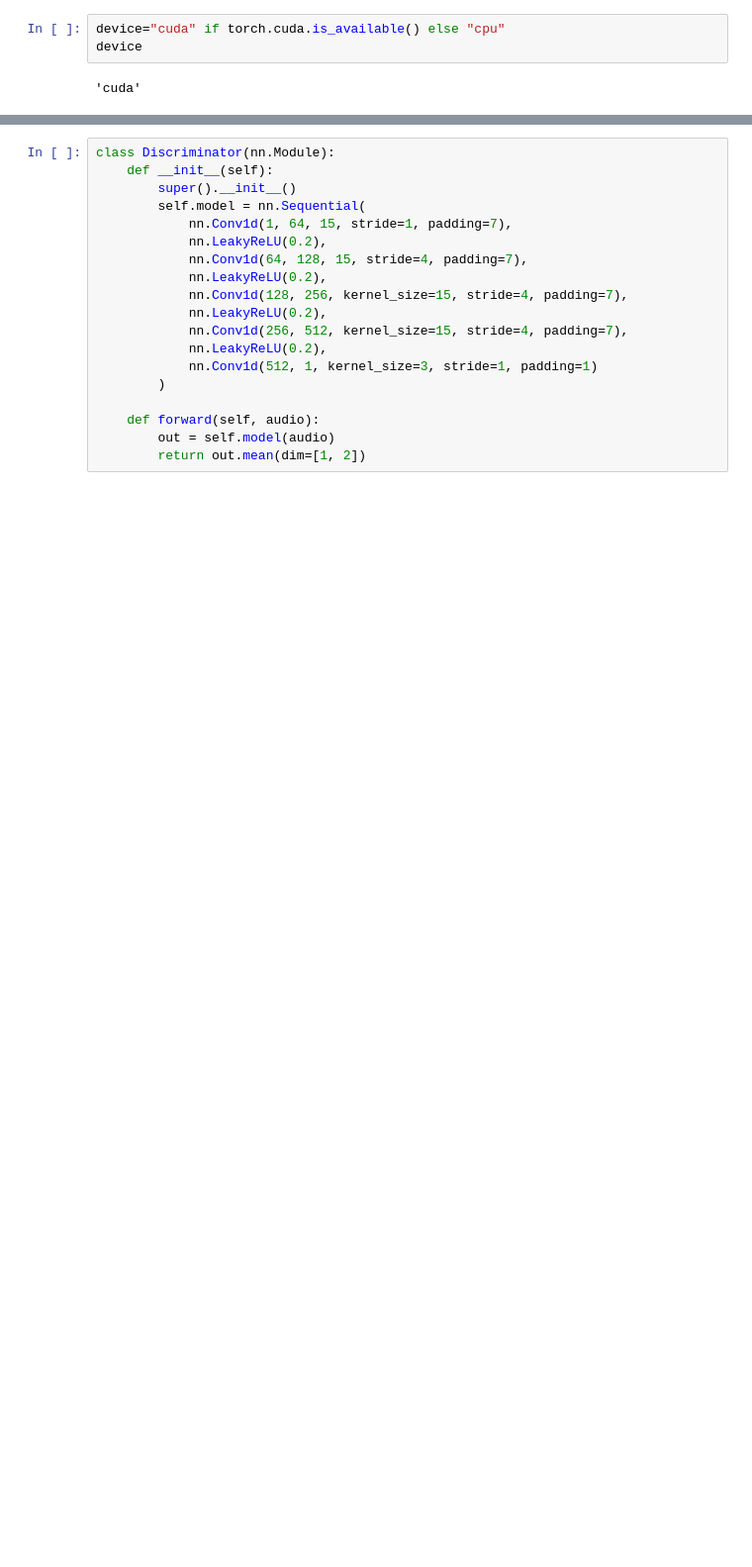
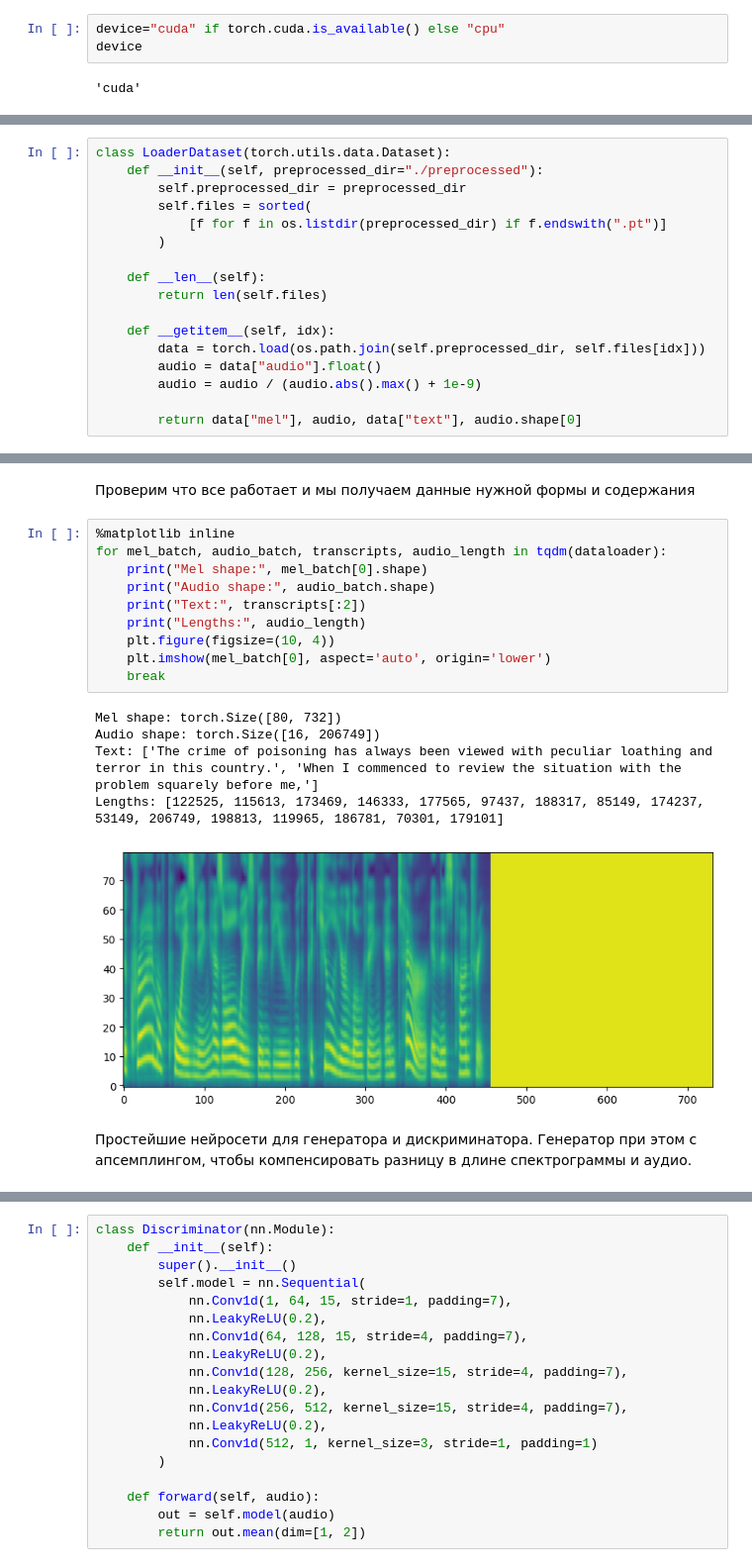
Before and after one commit to SPI315/GenSpeech_2025, a Jupyter notebook: assignment3/vocoder.ipynb, the cells around one changed output, grey strips where cells are left out. Shown at 99% size. Saved outputs shown, nothing was run; the diff lists cells and outputs as text; blank space fills up the shorter version.

```diff
--- a/assignment3/vocoder.ipynb
+++ b/assignment3/vocoder.ipynb
@@ -50 +55,18 @@ class PreprocessedLJSpeech(Dataset):
+# %%
+class LoaderDataset(torch.utils.data.Dataset):
+    def __init__(self, preprocessed_dir="./preprocessed"):
+        self.preprocessed_dir = preprocessed_dir
+        self.files = sorted(
+            [f for f in os.listdir(preprocessed_dir) if f.endswith(".pt")]
+        )
+
+    def __len__(self):
+        return len(self.files)
+
+    def __getitem__(self, idx):
+        data = torch.load(os.path.join(self.preprocessed_dir, self.files[idx]))
+        audio = data["audio"].float()
+        audio = audio / (audio.abs().max() + 1e-9)
+
+        return data["mel"], audio, data["text"], audio.shape[0]
 # %%
@@ -92,3 +102,23 @@ Text: ("Observing his blood-covered chest as he was pulled into his wife's lap,
+# %% [markdown]
+Проверим что все работает и мы получаем данные нужной формы и содержания
+# %%
+%matplotlib inline
+for mel_batch, audio_batch, transcripts, audio_length in tqdm(dataloader):
+    print("Mel shape:", mel_batch[0].shape)
+    print("Audio shape:", audio_batch.shape)
+    print("Text:", transcripts[:2])
+    print("Lengths:", audio_length)
+    plt.figure(figsize=(10, 4))
+    plt.imshow(mel_batch[0], aspect='auto', origin='lower')
+    break
+# %% [output]
+Mel shape: torch.Size([80, 732])
+Audio shape: torch.Size([16, 206749])
+Text: ['The crime of poisoning has always been viewed with peculiar loathing and terror in this country.', 'When I commenced to review the situation with the problem squarely before me,']
+Lengths: [122525, 115613, 173469, 146333, 177565, 97437, 188317, 85149, 174237, 53149, 206749, 198813, 119965, 186781, 70301, 179101]
+[figure, added]
+# %% [markdown]
+Простейшие нейросети для генератора и дискриминатора. Генератор при этом с апсемплингом, чтобы компенсировать разницу в длине спектрограммы и аудио.
 # %%
 class Generator(nn.Module):
     def __init__(self, upsample_factors=(8, 8, 4), n_mels=80):
```
Also changed, not shown: parts of 21 cells of this notebook, 7 other files.
